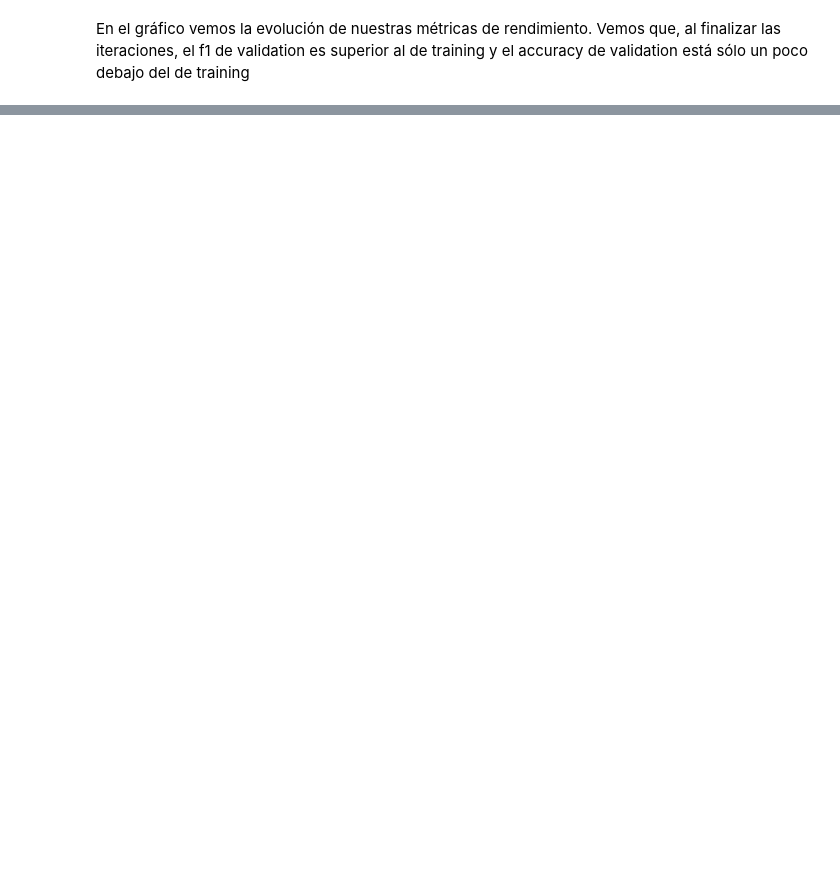
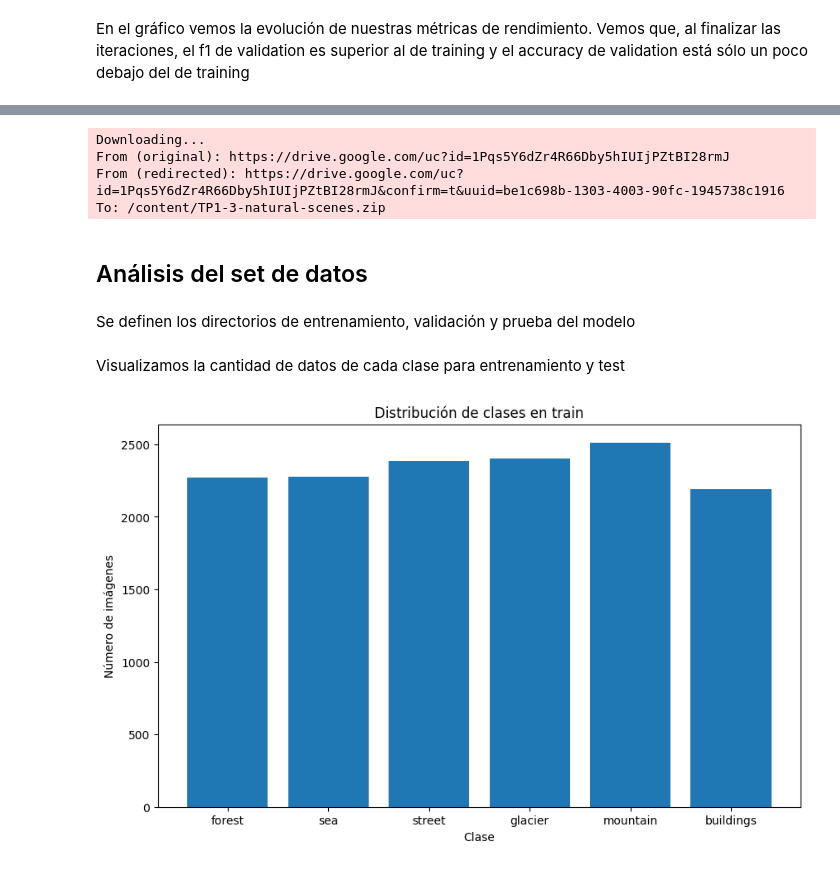
Before and after one commit to Simon890/aa2tp, a Jupyter notebook: Solucion.ipynb, the cells around one changed output, grey strips where cells are left out. Saved outputs shown, nothing was run; the diff lists cells and outputs as text; code cells hidden in the pictures; blank space fills up the shorter version.

```diff
--- a/Solucion.ipynb
+++ b/Solucion.ipynb
@@ -782,0 +845,37 @@ En el gráfico vemos la evolución de nuestras métricas de rendimiento. Vemos q
+# %%
+gdown.download('https://drive.google.com/uc?id=1Pqs5Y6dZr4R66Dby5hIUIjPZtBI28rmJ')
+
+with zipfile.ZipFile('TP1-3-natural-scenes.zip', 'r') as zip_ref:
+    zip_ref.extractall('./TP1-3')
+# %% [output]
+Downloading...
+From (original): https://drive.google.com/uc?id=1Pqs5Y6dZr4R66Dby5hIUIjPZtBI28rmJ
+From (redirected): https://drive.google.com/uc?id=1Pqs5Y6dZr4R66Dby5hIUIjPZtBI28rmJ&confirm=t&uuid=be1c698b-1303-4003-90fc-1945738c1916
+To: /content/TP1-3-natural-scenes.zip
+# %% [markdown]
+## Análisis del set de datos
+# %% [markdown]
+Se definen los directorios de entrenamiento, validación y prueba del modelo
+# %%
+train_dir = 'TP1-3/seg_train/seg_train'
+val_dir = 'TP1-3/seg_test/seg_test'
+test_dir = 'TP1-3/seg_pred'
+# %% [markdown]
+Visualizamos la cantidad de datos de cada clase para entrenamiento y test
+# %%
+classes = os.listdir(train_dir)
+
+num_images_per_class = {}
+for class_name in classes:
+    class_path = os.path.join(train_dir, class_name)
+    num_images = len(os.listdir(class_path))
+    num_images_per_class[class_name] = num_images
+
+plt.figure(figsize=(10, 6))
+plt.bar(num_images_per_class.keys(), num_images_per_class.values())
+plt.title('Distribución de clases en train')
+plt.xlabel('Clase')
+plt.ylabel('Número de imágenes')
+plt.show()
+# %% [output]
+[figure, added]
```
Also changed, not shown: parts of 78 cells of this notebook.
